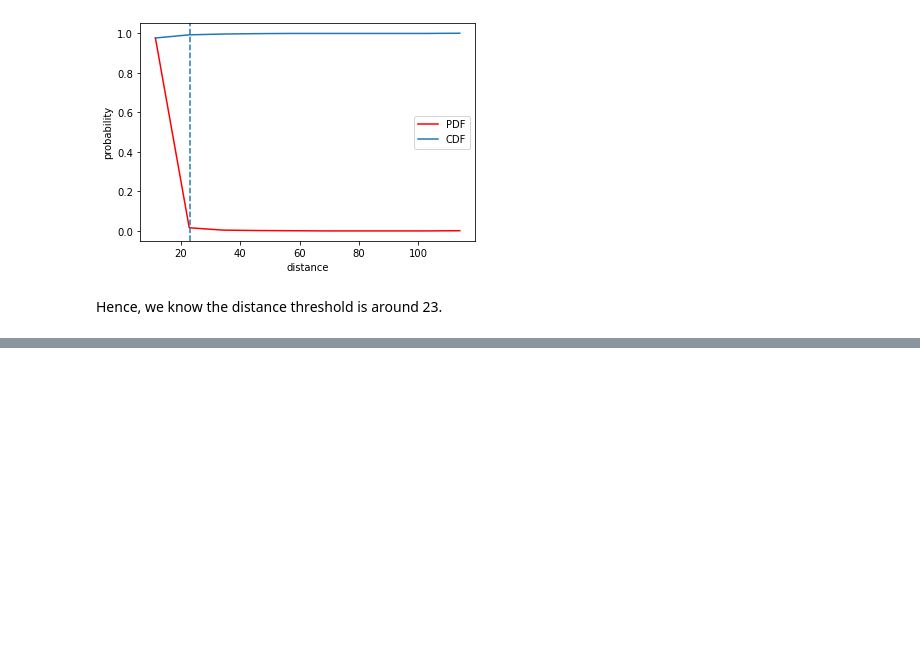
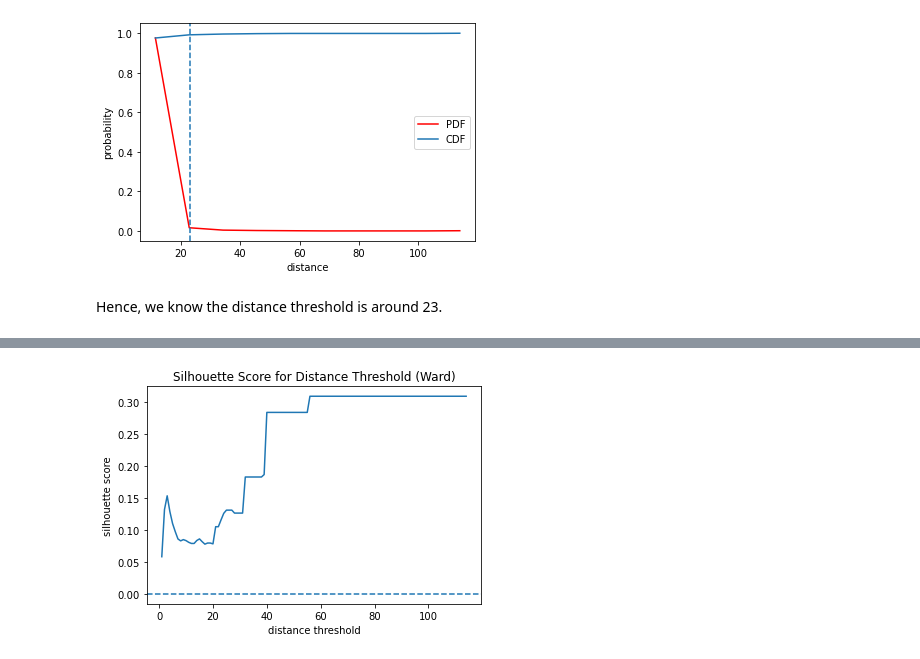
Before and after one commit to simonou99/music_genre_classification, a Jupyter notebook: agg.ipynb, the cells around one changed output, grey strips where cells are left out. Drawn from its saved outputs; the diff is of its cells as text; code cells hidden in the pictures; blank space fills up the shorter version.

```diff
--- a/agg.ipynb
+++ b/agg.ipynb
@@ -290,0 +318,20 @@ plt.show()
+# %%
+distance_th = []
+n_clusters_from_th = []
+sil_scores = []
+for dt in range(1,115):
+    m = sklearn.cluster.AgglomerativeClustering(n_clusters=None, distance_threshold=dt, linkage='ward').fit(X)
+    s = sklearn.metrics.silhouette_score(X, m.labels_, random_state=123)
+    distance_th.append(dt)
+    sil_scores.append(s)
+    n_clusters_from_th.append(len(np.unique(m.labels_)))
+# %%
+plt.plot(distance_th, sil_scores)
+plt.xlabel('distance threshold')
+plt.ylabel('silhouette score')
+#plt.xticks(distance_th)
+plt.axhline(y=0, linestyle='dashed')
+plt.title('Silhouette Score for Distance Threshold (Ward)')
+plt.show()
+# %% [output]
+[figure, added]
```
Also changed, not shown: parts of 67 cells of this notebook.
